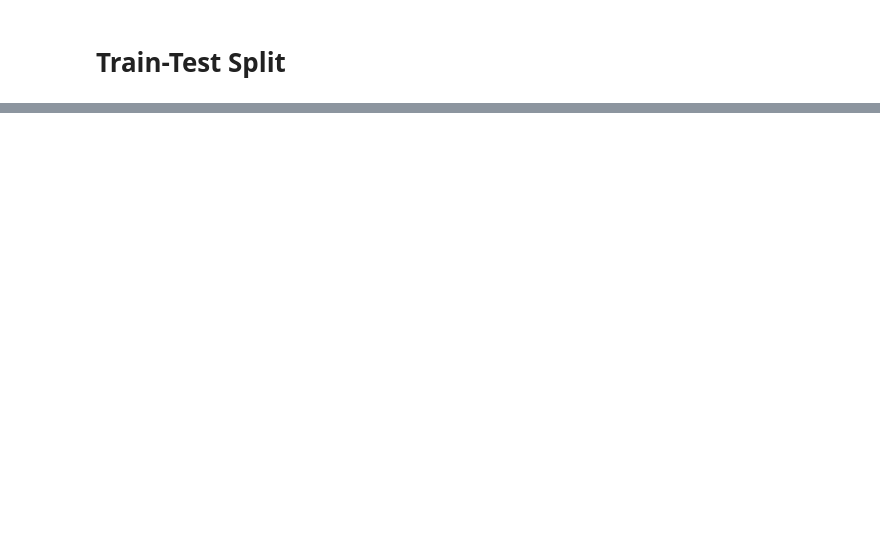
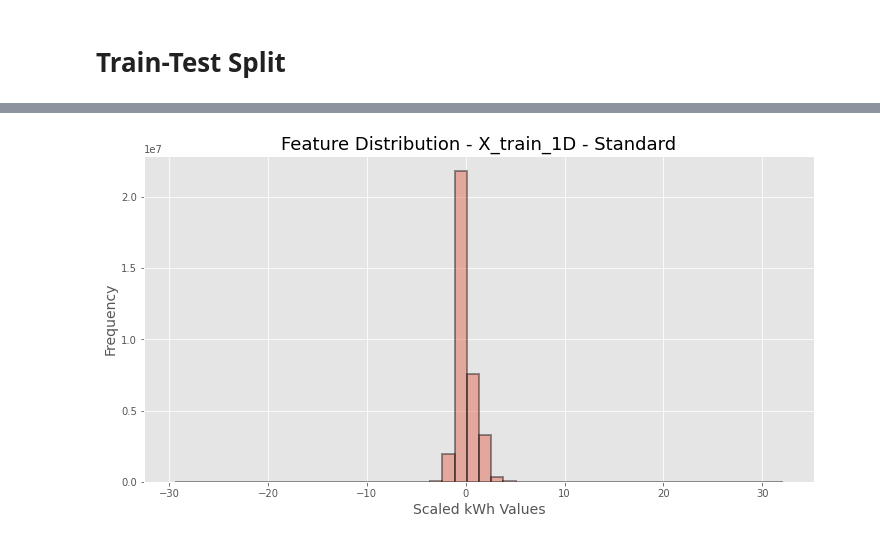
Before and after one commit to SMS-NED16/FYP-DL, a Jupyter notebook: fyp-assignments/08_WDNN_Model/01_WDNN_Tuning.ipynb, the cells around one changed output, grey strips where cells are left out. Cells and saved outputs as stored; diff of their text form; code cells hidden in the pictures; blank space fills up the shorter version.

Commit message:
Design and test 1D and 2D pipelines

```diff
--- a/fyp-assignments/08_WDNN_Model/01_WDNN_Tuning.ipynb
+++ b/fyp-assignments/08_WDNN_Model/01_WDNN_Tuning.ipynb
@@ -69,3 +216,5 @@ features, labels = df.iloc[:, 2:], df.iloc[:, 1]
 # %%
-X_train, X_test, y_train, y_test = train_test_split(features, labels, test_size=0.2,
-                                                    random_state=0, stratify=labels.values)
+X_train, X_test, y_train, y_test = train_test_split(features, labels,
+                                                    test_size=0.2,
+                                                    random_state=0,
+                                                    stratify=labels.values)
@@ -176,0 +256,3 @@ X_train_2D = pipeline_2D.fit_transform(X_train_1D), y_train.copy()
+# %%
+# First, process the original data to get processed 1D data
+X_train_1D, y_train_1D = pipeline_1D.fit_transform(X_train), y_train.copy()
@@ -176,0 +266,12 @@ X_train_2D = pipeline_2D.fit_transform(X_train_1D), y_train.copy()
+# %%
+def plot_feature_distribution(X, kde=False, arr_name=None):
+  plt.figure(figsize=(12, 6))
+  distplot(X.ravel(), kde=kde, hist_kws=dict(edgecolor='k', linewidth=2))
+  plt.xlabel('Scaled kWh Values', fontsize=14)
+  plt.ylabel('Frequency', fontsize=14)
+  plt.title('Feature Distribution' if arr_name is None else 'Feature Distribution - ' + arr_name,
+            fontsize=18)
+# %%
+plot_feature_distribution(X_train_1D, arr_name='X_train_1D - Standard')
+# %% [output]
+[figure, added]
```
Also changed, not shown: parts of 34 cells of this notebook.
